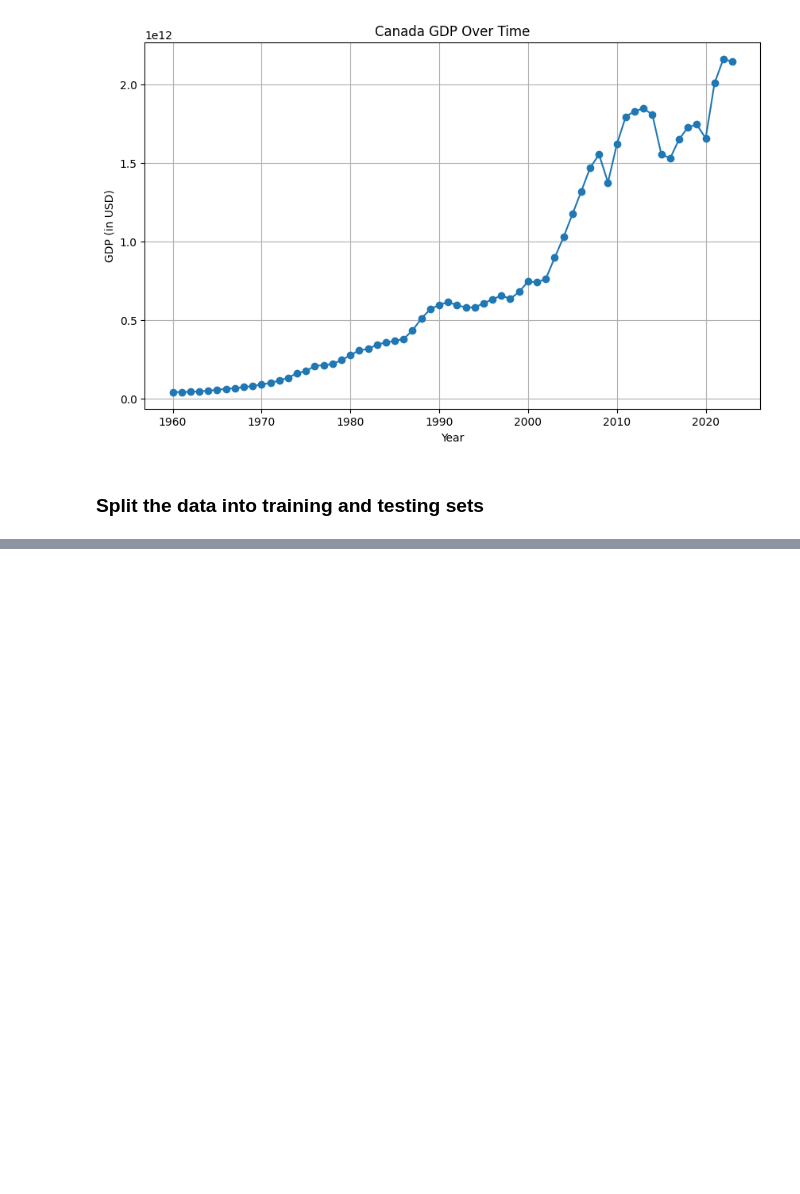
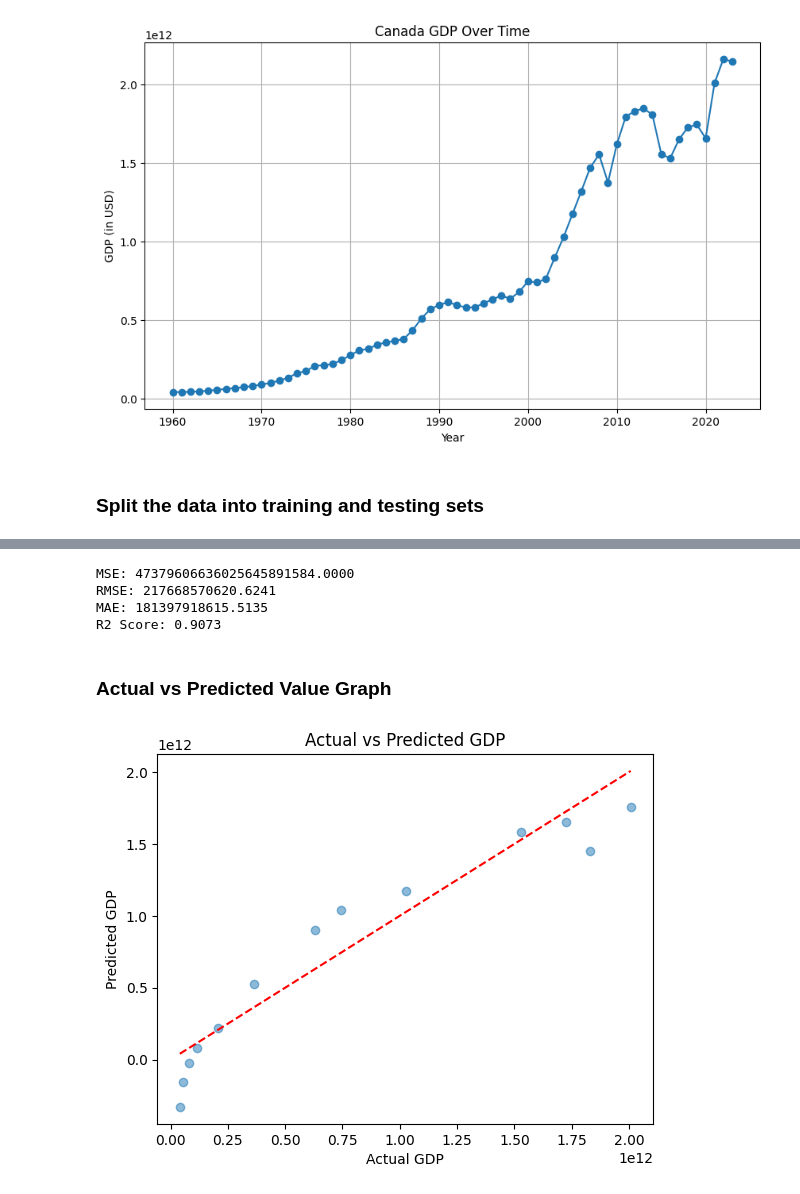
Before and after one commit to alezoon/canada-gdp-prediction, a Jupyter notebook: gdp_canada_prediction.ipynb, the cells around one changed output, grey strips where cells are left out. Cells and saved outputs as stored; diff of their text form; code cells hidden in the pictures; blank space fills up the shorter version.

Commit message:
Model Training, evaluation and new Graphs

```diff
--- a/gdp_canada_prediction.ipynb
+++ b/gdp_canada_prediction.ipynb
@@ -49,0 +56,3 @@ X_train, X_test, y_train, y_test = train_test_split(X, y, test_size=0.2, random_
+# %%
+reg = LinearRegression()
+reg.fit(X_train, y_train)
@@ -49,0 +61,2 @@ X_train, X_test, y_train, y_test = train_test_split(X, y, test_size=0.2, random_
+# %%
+y_pred = reg.predict(X_test)
@@ -49,0 +73,26 @@ X_train, X_test, y_train, y_test = train_test_split(X, y, test_size=0.2, random_
+# %%
+mse = mean_squared_error(y_test, y_pred)
+rmse = np.sqrt(mse)
+mae = mean_absolute_error(y_test, y_pred)
+r2 = r2_score(y_test, y_pred)
+
+print(f'MSE: {mse:.4f}')
+print(f'RMSE: {rmse:.4f}')
+print(f'MAE: {mae:.4f}')
+print(f'R2 Score: {r2:.4f}')
+# %% [output]
+MSE: 47379606636025645891584.0000
+RMSE: 217668570620.6241
+MAE: 181397918615.5135
+R2 Score: 0.9073
+# %% [markdown]
+### Actual vs Predicted Value Graph
+# %%
+plt.scatter(y_test, y_pred, alpha=0.5)
+plt.plot([y_test.min(), y_test.max()], [y_test.min(), y_test.max()], 'r--')
+plt.xlabel('Actual GDP')
+plt.ylabel('Predicted GDP')
+plt.title('Actual vs Predicted GDP')
+plt.show()
+# %% [output]
+[figure, added]
```
Also changed, not shown: parts of 8 cells of this notebook, 1 other file.
